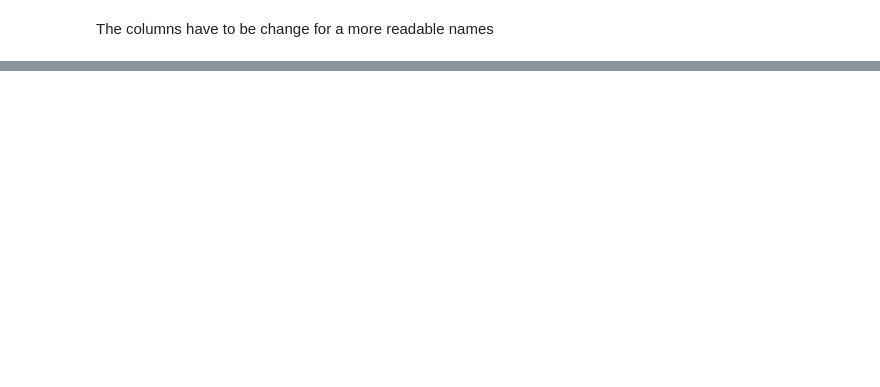
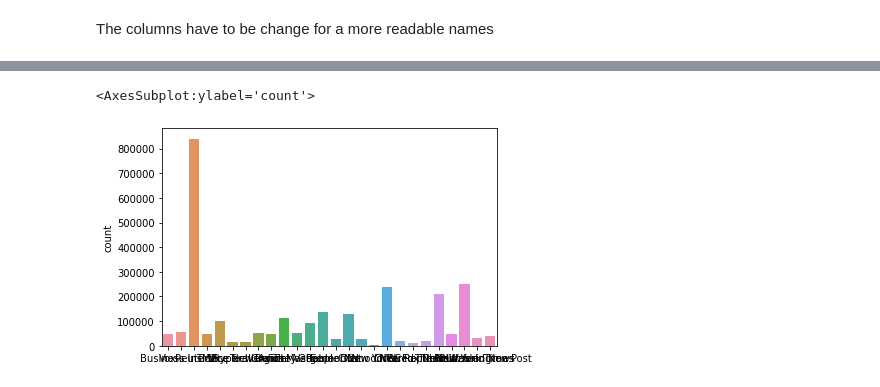
Before and after one commit to rafael-ariascalles/nlp-glg-clustering-pipeline, a Jupyter notebook: notebooks/dataUnderstanding.ipynb, the cells around one changed output, grey strips where cells are left out. Drawn from its saved outputs; the diff is of its cells as text; code cells hidden in the pictures; blank space fills up the shorter version.

```diff
--- a/notebooks/dataUnderstanding.ipynb
+++ b/notebooks/dataUnderstanding.ipynb
@@ -116,0 +108,5 @@ only showing top 50 rows
+# %%
+sns.countplot(x=df["train"]["publication"])
+# %% [output]
+<AxesSubplot:ylabel='count'>
+[figure, added]
```
Also changed, not shown: parts of 24 cells of this notebook, 1 other file.
